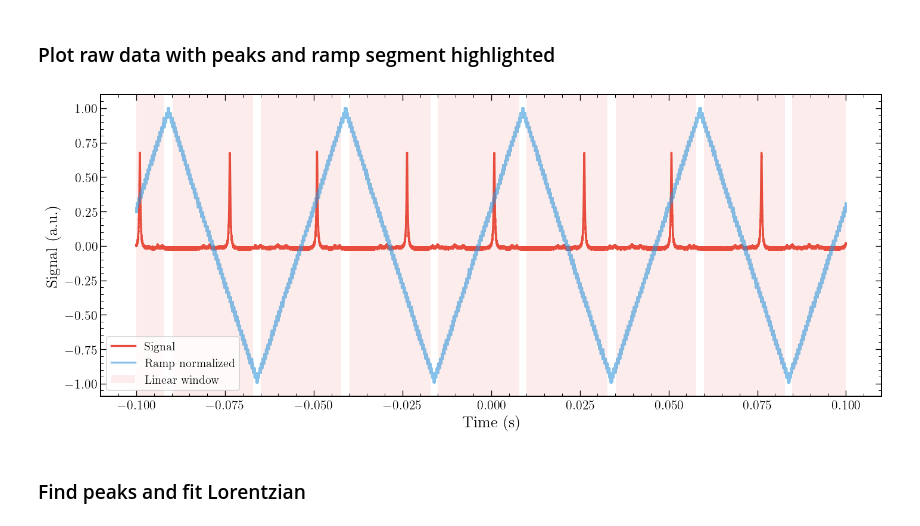
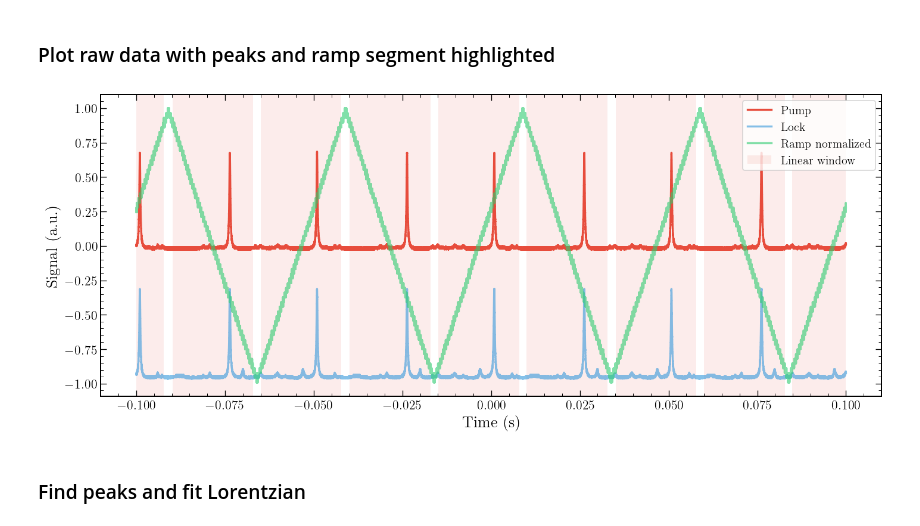
Before and after one commit to eq15t-panda/PANDAManager, a Jupyter notebook: plot_oscillo.ipynb, the cells around one changed output. Drawn from its saved outputs; the diff is of its cells as text; code cells hidden in the pictures.

```diff
--- a/plot_oscillo.ipynb
+++ b/plot_oscillo.ipynb
@@ -484,21 +484,22 @@ Found 9 linear windows.
 # %%
 plt.figure(figsize=(12, 5))
 ramp_norm = ramp / np.max(np.abs(ramp))
 
-plt.plot(time, signal, label="Signal")
+plt.plot(time, signal, label="Pump")
+plt.plot(time, -lock, label="Lock", alpha=0.6)
 plt.plot(time, ramp_norm, label="Ramp normalized", alpha=0.6)
 
 for i, (start_idx, end_idx) in enumerate(segments):
     plt.axvspan(time[start_idx], time[end_idx], alpha=0.1,
                 label="Linear window" if i == 0 else None)
 
 plt.xlabel("Time (s)")
 plt.ylabel("Signal (a.u.)")
 plt.legend()
 plt.tight_layout()
 plt.show()
 # %% [output]
-[figure, old version]
+[figure, new version]
 # %% [markdown]
 ### Find peaks and fit Lorentzian
 # %%
```
Also changed, not shown: 2 other files.
